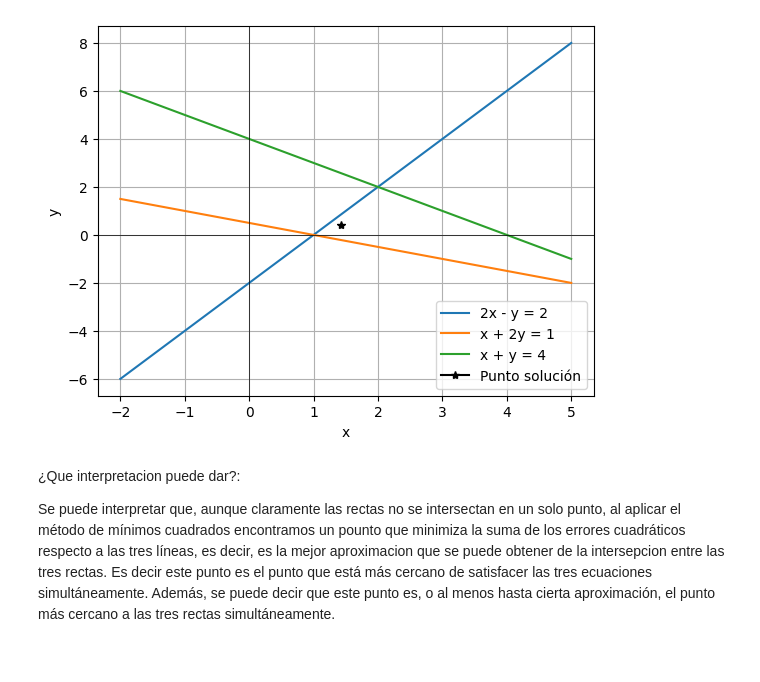
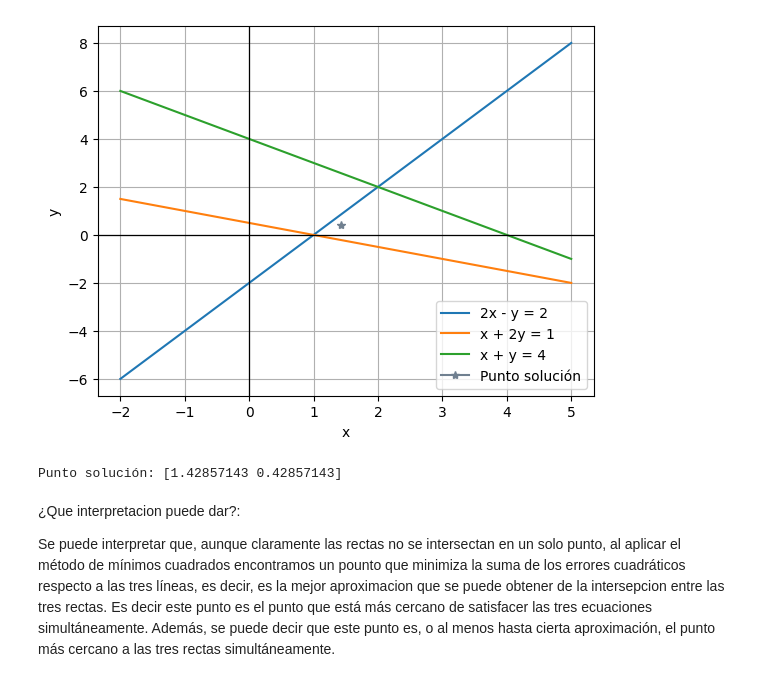
Before and after one commit to PabloCavanzo/MetodosI_AntonioMorillo_PabloCavanzo, a Jupyter notebook: Tarea mínimos cuadrados/9_4_1.ipynb, the cells around one changed output. Drawn from its saved outputs; the diff is of its cells as text; code cells hidden in the pictures.

```diff
--- a/Tarea mínimos cuadrados/9_4_1.ipynb
+++ b/Tarea mínimos cuadrados/9_4_1.ipynb
@@ -6,35 +6,37 @@ import matplotlib.pyplot as plt
 # %%
 # A
 A = np.array([[2, -1],
               [1, 2],
               [1, 1]])
 b = np.array([2, 1, 4])
 A_T = A.T
 
 AtA = A_T @ A
 Atb = A_T @ b
 
 Slsn = np.linalg.solve(AtA, Atb)
 
 x = np.linspace(-2,5,300)
 
 y1 = 2*x - 2
 y2 = 0.5 - (x/2)
 y3 = 4 - x
 
 plt.plot(x, y1, label='2x - y = 2')
 plt.plot(x, y2, label='x + 2y = 1')
 plt.plot(x, y3, label='x + y = 4')
-plt.plot(Slsn[0], Slsn[1],marker='*',color='k', label='Punto solución')
+plt.plot(Slsn[0], Slsn[1],marker='*',color='slategrey', label='Punto solución')
 plt.xlabel('x')
 plt.ylabel('y')
-plt.axhline(0, color='black', linewidth=0.5)
-plt.axvline(0, color='black', linewidth=0.5)
+plt.axhline(0, color='black', linewidth=0.9)
+plt.axvline(0, color='black', linewidth=0.9)
 plt.legend()
 plt.grid()
 plt.show()
+print('Punto solución: {}'.format(str(Slsn)))
 # %% [output]
-[figure, old version]
+[figure, new version]
+Punto solución: [1.42857143 0.42857143]
 # %% [markdown]
 ¿Que interpretacion puede dar?:
 
```
Also changed, not shown: parts of 1 cell of this notebook.
